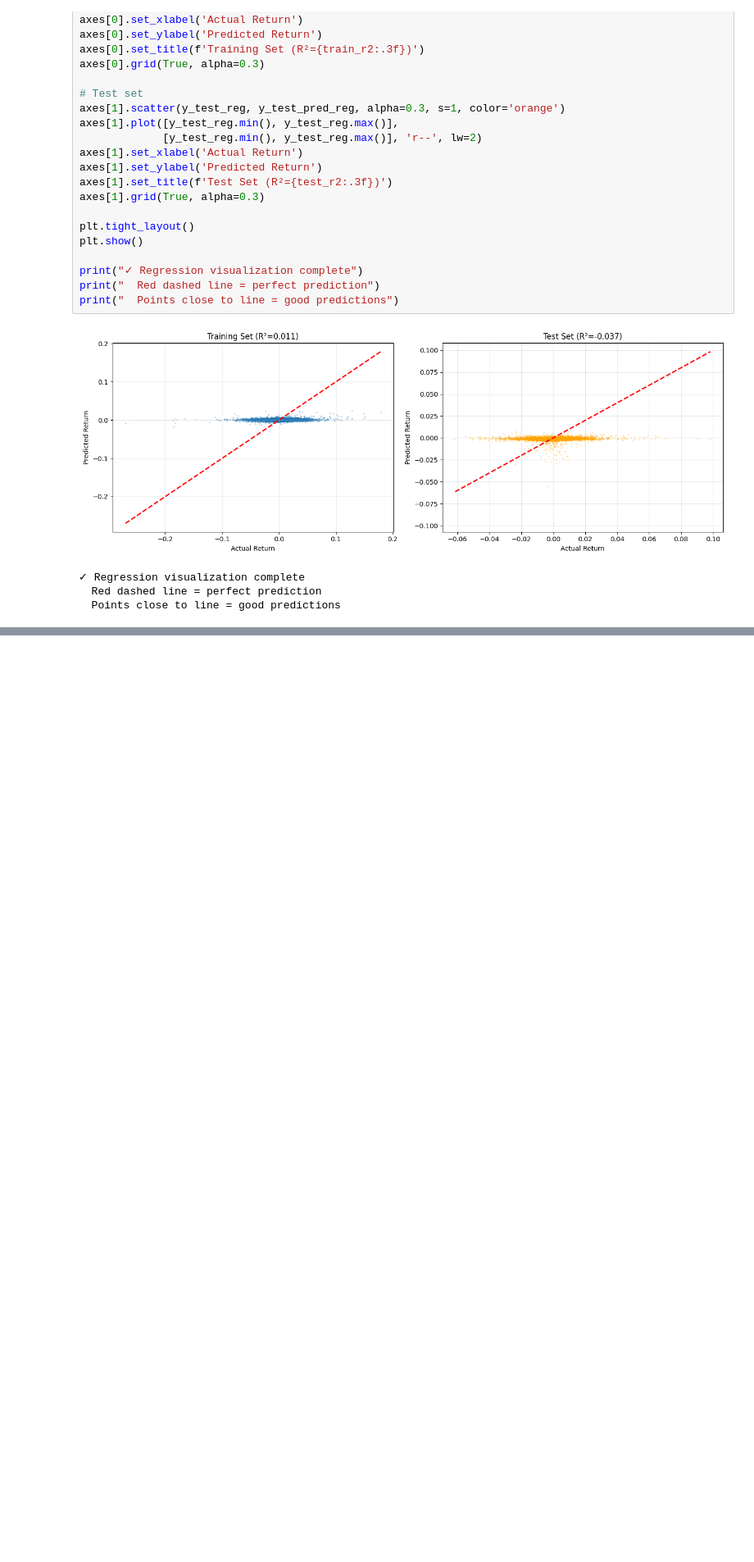
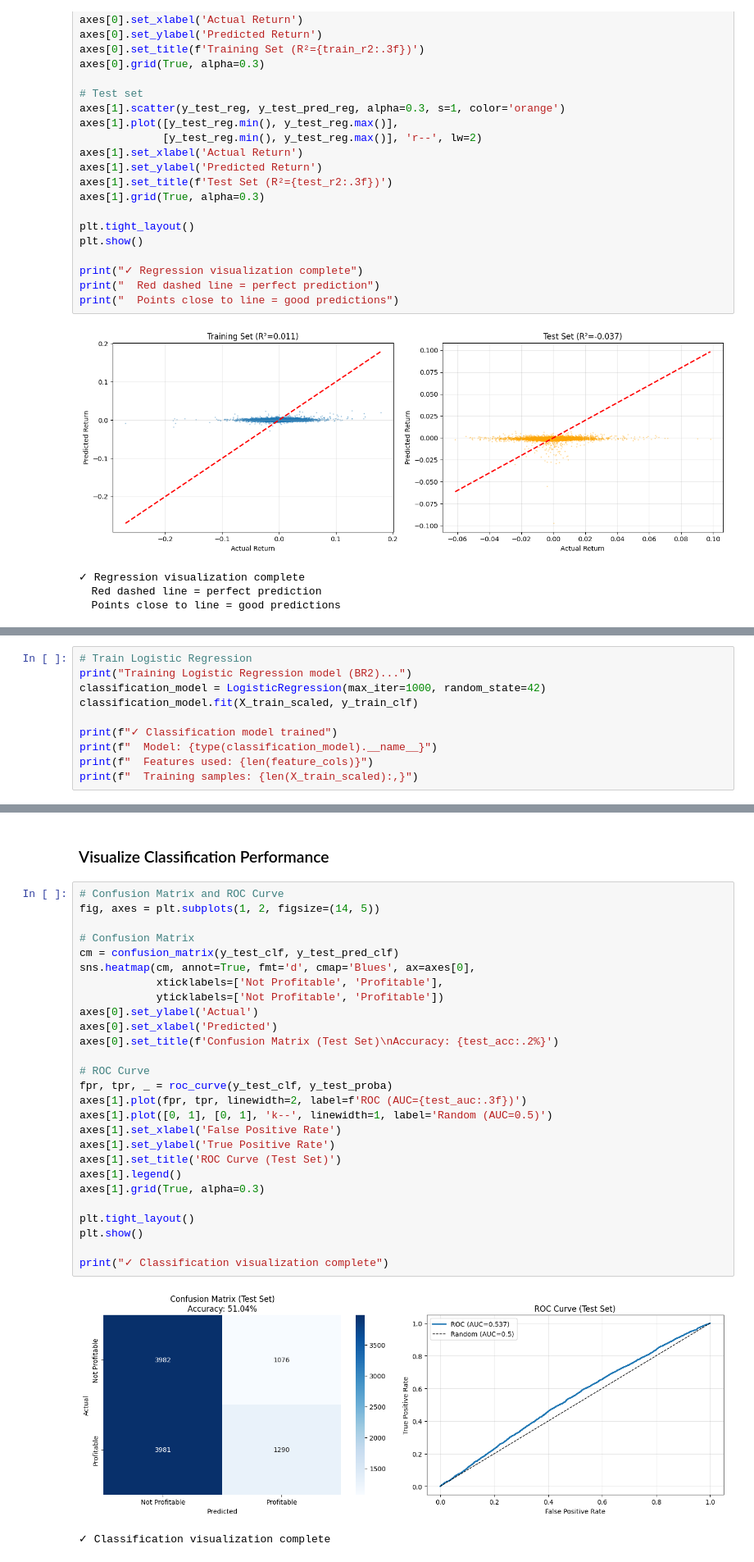
Before and after one commit to iliana-marquez/trade-care, a Jupyter notebook: jupyter_notebooks/4_ModelTraining.ipynb, the cells around one changed output, grey strips where cells are left out. Shown at 82% size. Drawn from its saved outputs; the diff is of its cells as text; blank space fills up the shorter version.

Commit message:
model_training:save regression & classification models

```diff
--- a/jupyter_notebooks/4_ModelTraining.ipynb
+++ b/jupyter_notebooks/4_ModelTraining.ipynb
@@ -384,0 +405,10 @@ print("  Points close to line = good predictions")
+# %%
+# Train Logistic Regression
+print("Training Logistic Regression model (BR2)...")
+classification_model = LogisticRegression(max_iter=1000, random_state=42)
+classification_model.fit(X_train_scaled, y_train_clf)
+
+print(f"✓ Classification model trained")
+print(f"  Model: {type(classification_model).__name__}")
+print(f"  Features used: {len(feature_cols)}")
+print(f"  Training samples: {len(X_train_scaled):,}")
@@ -384,0 +488,32 @@ print("  Points close to line = good predictions")
+# %% [markdown]
+### Visualize Classification Performance
+# %%
+# Confusion Matrix and ROC Curve
+fig, axes = plt.subplots(1, 2, figsize=(14, 5))
+
+# Confusion Matrix
+cm = confusion_matrix(y_test_clf, y_test_pred_clf)
+sns.heatmap(cm, annot=True, fmt='d', cmap='Blues', ax=axes[0],
+            xticklabels=['Not Profitable', 'Profitable'],
+            yticklabels=['Not Profitable', 'Profitable'])
+axes[0].set_ylabel('Actual')
+axes[0].set_xlabel('Predicted')
+axes[0].set_title(f'Confusion Matrix (Test Set)\nAccuracy: {test_acc:.2%}')
+
+# ROC Curve
+fpr, tpr, _ = roc_curve(y_test_clf, y_test_proba)
+axes[1].plot(fpr, tpr, linewidth=2, label=f'ROC (AUC={test_auc:.3f})')
+axes[1].plot([0, 1], [0, 1], 'k--', linewidth=1, label='Random (AUC=0.5)')
+axes[1].set_xlabel('False Positive Rate')
+axes[1].set_ylabel('True Positive Rate')
+axes[1].set_title('ROC Curve (Test Set)')
+axes[1].legend()
+axes[1].grid(True, alpha=0.3)
+
+plt.tight_layout()
+plt.show()
+
+print("✓ Classification visualization complete")
+# %% [output]
+[figure, added]
+✓ Classification visualization complete
```
Also changed, not shown: parts of 9 cells of this notebook, 4 other files.
